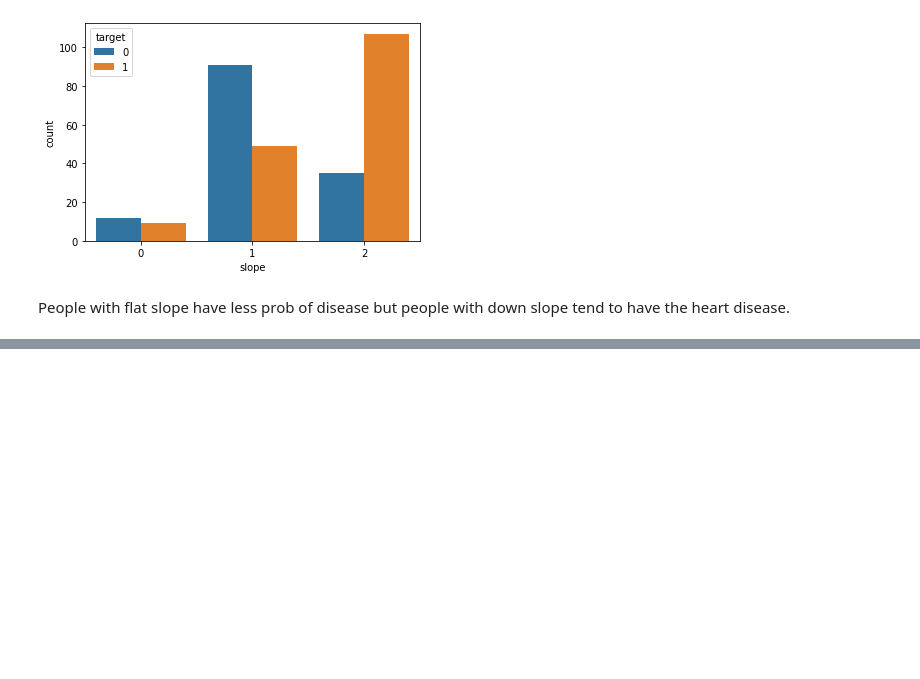
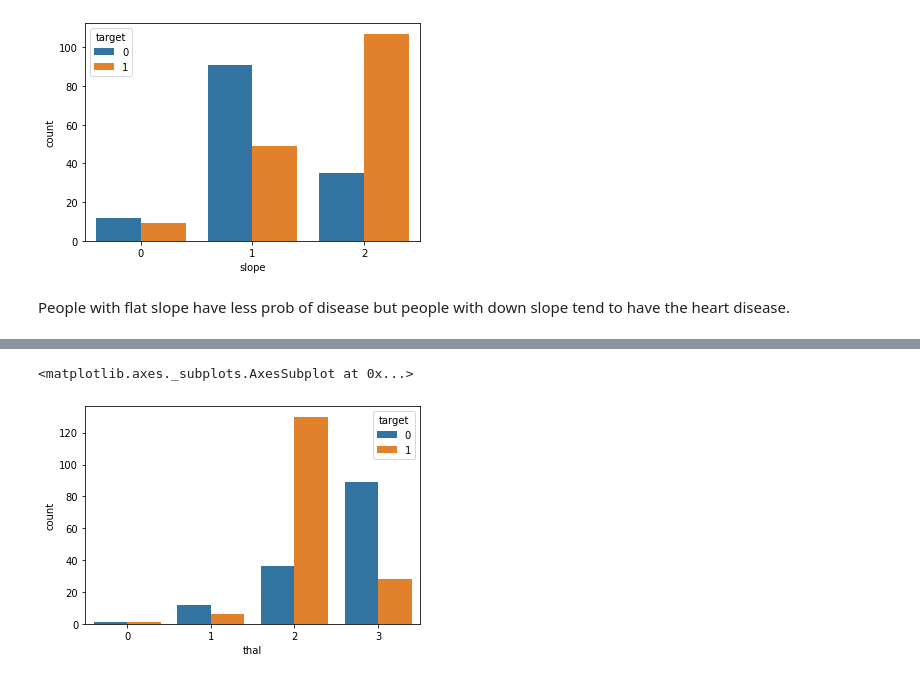
Before and after one commit to SurajJadhav-5/Heart_Disease_Prediction_Viz, a Jupyter notebook: Heart_Data_Viz.ipynb, the cells around one changed output, grey strips where cells are left out. Cells and saved outputs as stored; diff of their text form; code cells hidden in the pictures; blank space fills up the shorter version.

```diff
--- a/Heart_Data_Viz.ipynb
+++ b/Heart_Data_Viz.ipynb
@@ -185,0 +191,5 @@ People with flat slope have less prob of disease but people with down slope tend
+# %%
+sns.countplot(data.thal, hue = data.target)
+# %% [output]
+<matplotlib.axes._subplots.AxesSubplot at 0x...>
+[figure, added]
```
Also changed, not shown: parts of 4 cells of this notebook.
